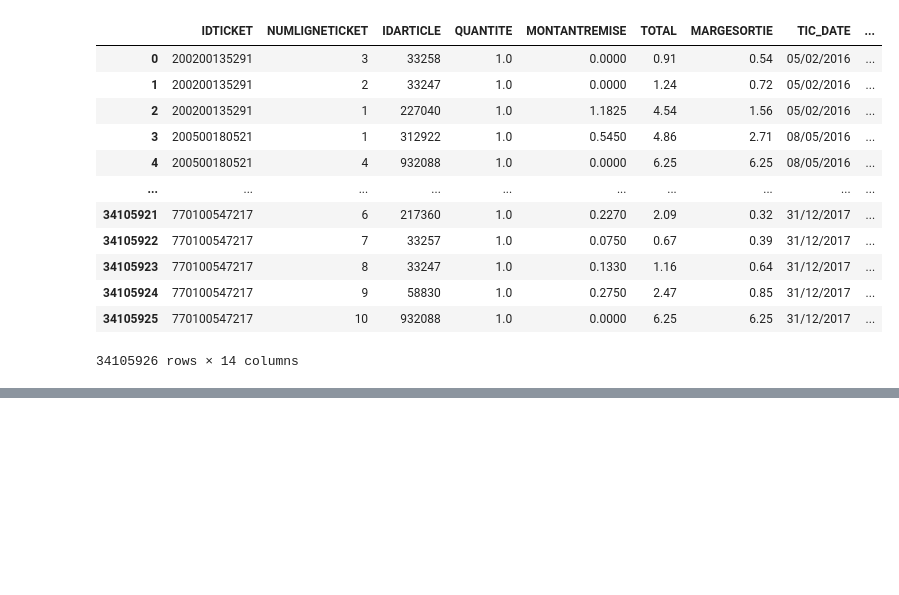
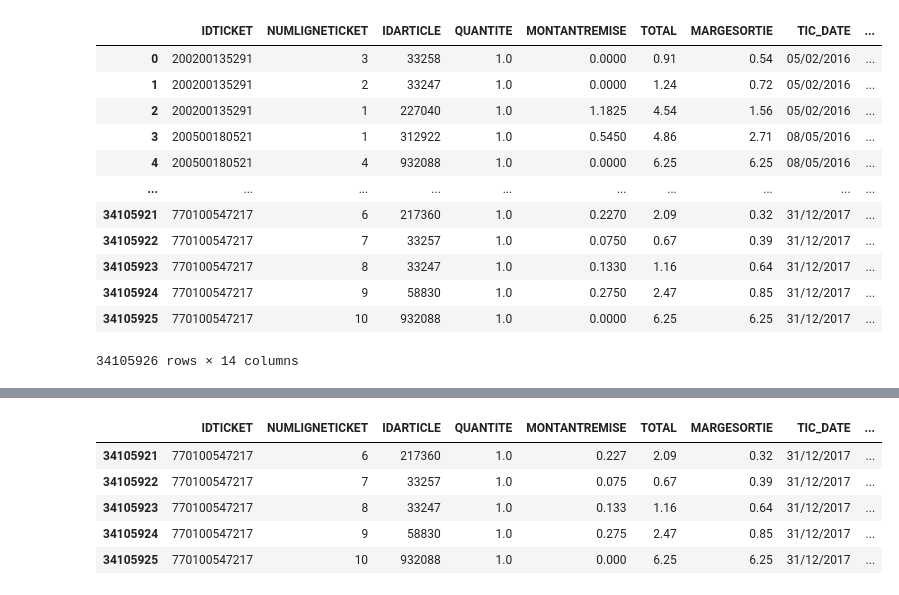
Before and after one commit to KBL78110/Retail_Customer_Retention, a Jupyter notebook: NOTEBOOK_MERGED_CLIENT_FINAL_BOTANIC.ipynb, the cells around one changed output, grey strips where cells are left out. Saved outputs shown, nothing was run; the diff lists cells and outputs as text; code cells hidden in the pictures; blank space fills up the shorter version.

```diff
--- a/NOTEBOOK_MERGED_CLIENT_FINAL_BOTANIC.ipynb
+++ b/NOTEBOOK_MERGED_CLIENT_FINAL_BOTANIC.ipynb
@@ -143,0 +234,9 @@ data_merged
+# %%
+df_LIGNES_ARTICLES.tail()
+# %% [output]
+|  | IDTICKET | NUMLIGNETICKET | IDARTICLE | QUANTITE | MONTANTREMISE | TOTAL | MARGESORTIE | TIC_DATE | ... |
+| 34105921 | 770100547217 | 6 | 217360 | 1.0 | 0.227 | 2.09 | 0.32 | 31/12/2017 | ... |
+| 34105922 | 770100547217 | 7 | 33257 | 1.0 | 0.075 | 0.67 | 0.39 | 31/12/2017 | ... |
+| 34105923 | 770100547217 | 8 | 33247 | 1.0 | 0.133 | 1.16 | 0.64 | 31/12/2017 | ... |
+| 34105924 | 770100547217 | 9 | 58830 | 1.0 | 0.275 | 2.47 | 0.85 | 31/12/2017 | ... |
+| 34105925 | 770100547217 | 10 | 932088 | 1.0 | 0.000 | 6.25 | 6.25 | 31/12/2017 | ... |
```
Also changed, not shown: parts of 9 cells of this notebook, 1 other file.
